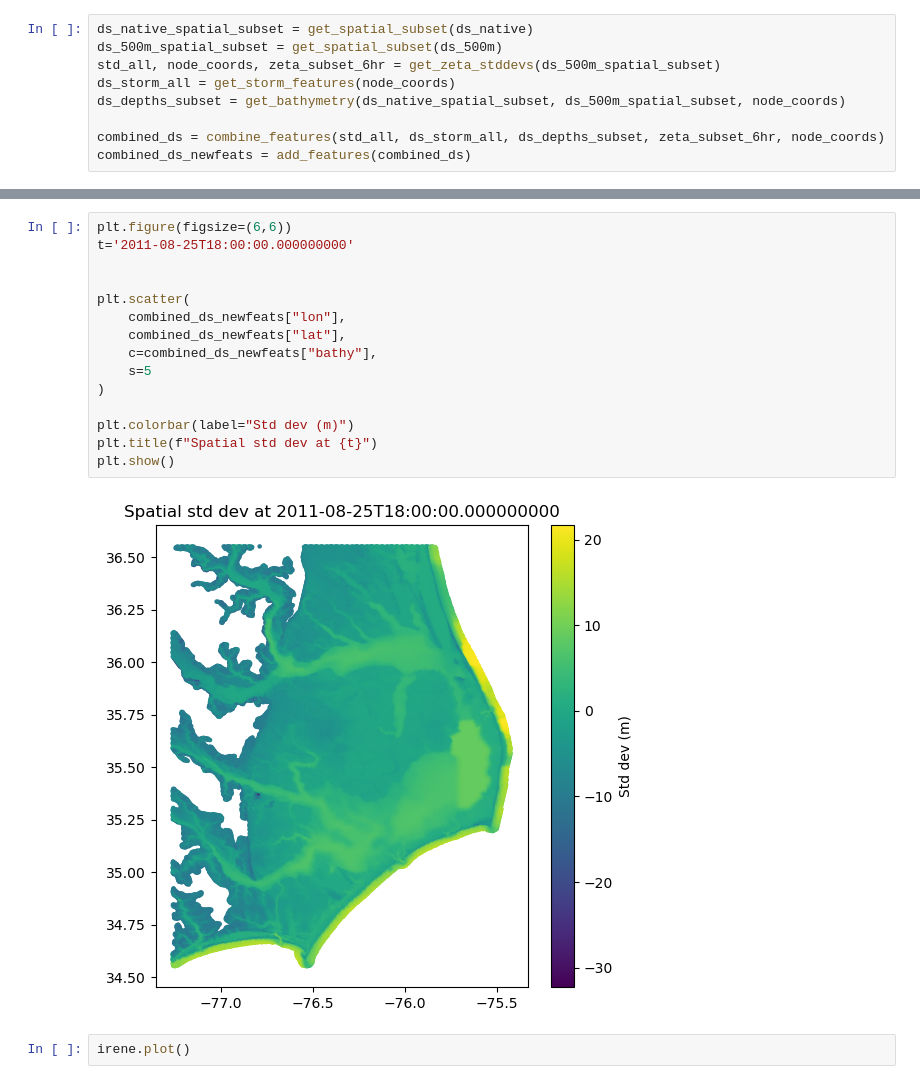
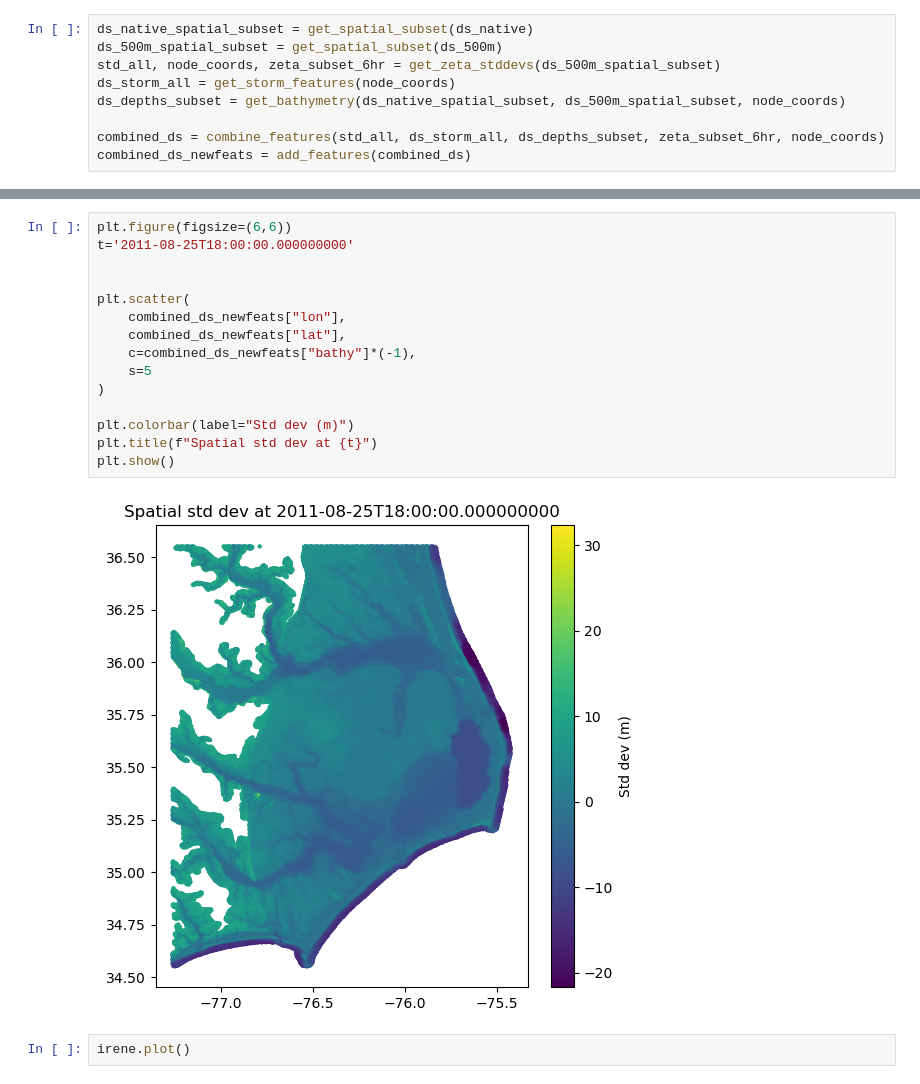
Before and after one commit to qhsimmons/CORA_AOSC650, a Jupyter notebook: Collect_Raw_Data.ipynb, the cells around one changed output, grey strips where cells are left out. Cells and saved outputs as stored; diff of their text form.

```diff
--- a/Collect_Raw_Data.ipynb
+++ b/Collect_Raw_Data.ipynb
@@ -481,20 +367,20 @@ KeyboardInterrupt:
 # %%
 plt.figure(figsize=(6,6))
 t='2011-08-25T18:00:00.000000000'
 
 
 plt.scatter(
     combined_ds_newfeats["lon"],
     combined_ds_newfeats["lat"],
-    c=combined_ds_newfeats["bathy"],
+    c=combined_ds_newfeats["bathy"]*(-1),
     s=5
 )
 
 plt.colorbar(label="Std dev (m)")
 plt.title(f"Spatial std dev at {t}")
 plt.show()
 # %% [output]
-[figure, old version]
+[figure, new version]
 # %%
 irene.plot()
 # %% [output]
```
Also changed, not shown: parts of 11 cells of this notebook.
